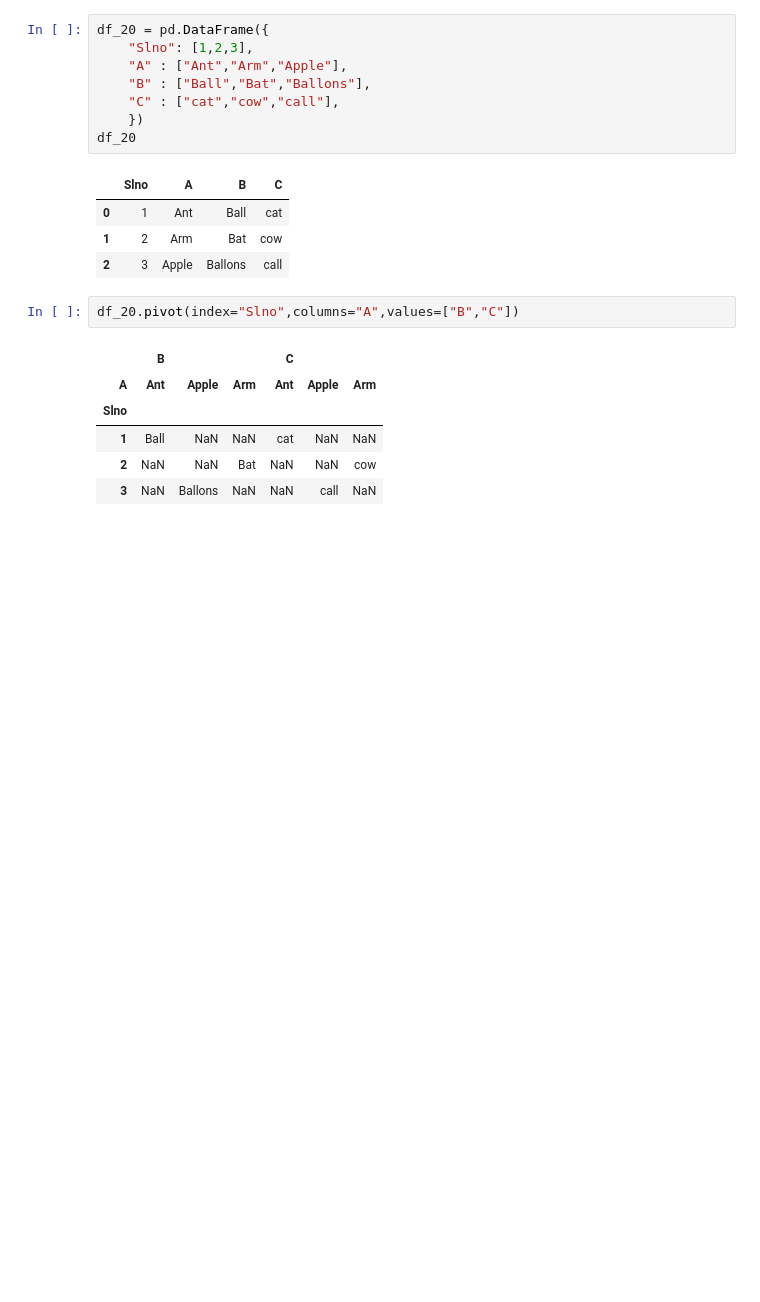
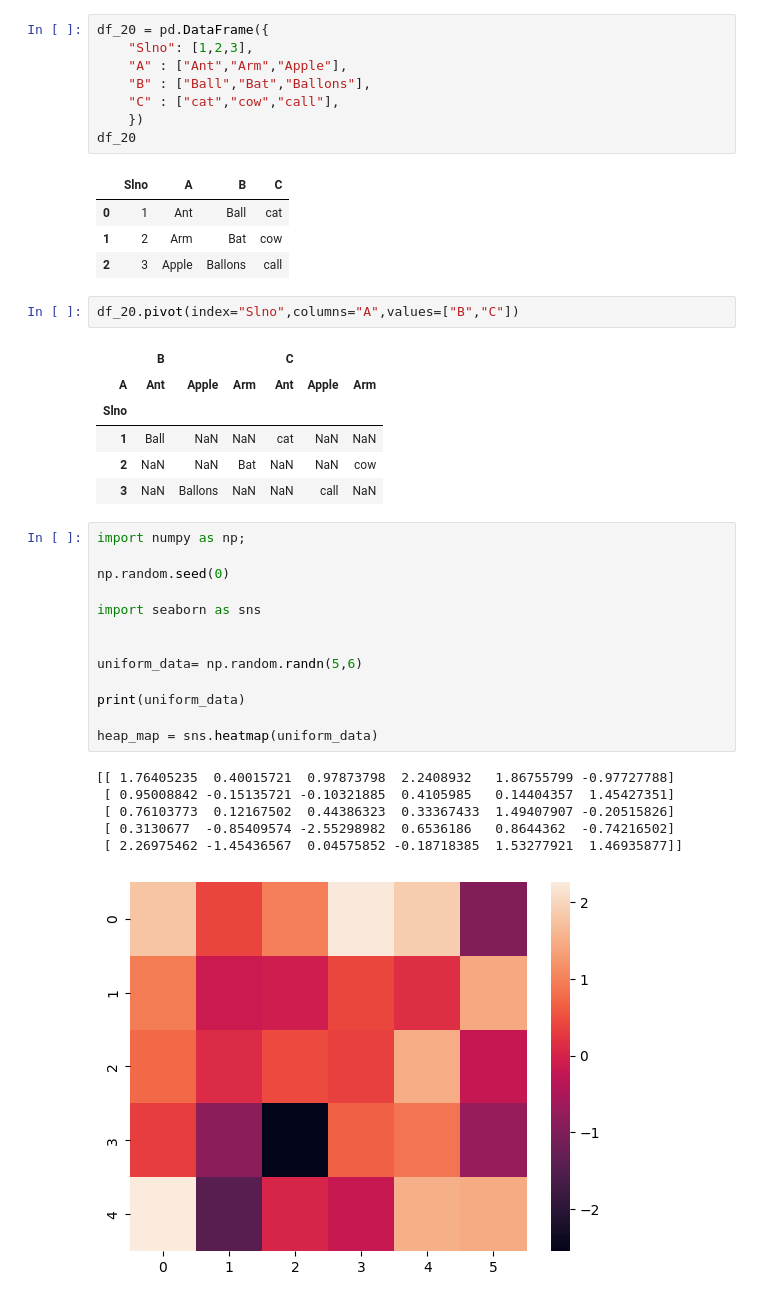
Before and after one commit to DebaPrasadbehura424/MyTraining, a Jupyter notebook: today.ipynb, the cells around one changed output. Saved outputs shown, nothing was run; the diff lists cells and outputs as text; blank space fills up the shorter version.

```diff
--- a/today.ipynb
+++ b/today.ipynb
@@ -183,3 +183,23 @@ df_20.pivot(index="Slno",columns="A",values=["B","C"])
 | 1 | Ball | NaN | NaN | cat | NaN | NaN |
 | 2 | NaN | NaN | Bat | NaN | NaN | cow |
 | 3 | NaN | Ballons | NaN | NaN | call | NaN |
+# %%
+import numpy as np;
+
+np.random.seed(0)
+
+import seaborn as sns
+
+
+uniform_data= np.random.randn(5,6)
+
+print(uniform_data)
+
+heap_map = sns.heatmap(uniform_data)
+# %% [output]
+[[ 1.76405235  0.40015721  0.97873798  2.2408932   1.86755799 -0.97727788]
+ [ 0.95008842 -0.15135721 -0.10321885  0.4105985   0.14404357  1.45427351]
+ [ 0.76103773  0.12167502  0.44386323  0.33367433  1.49407907 -0.20515826]
+ [ 0.3130677  -0.85409574 -2.55298982  0.6536186   0.8644362  -0.74216502]
+ [ 2.26975462 -1.45436567  0.04575852 -0.18718385  1.53277921  1.46935877]]
+[figure, added]
```
